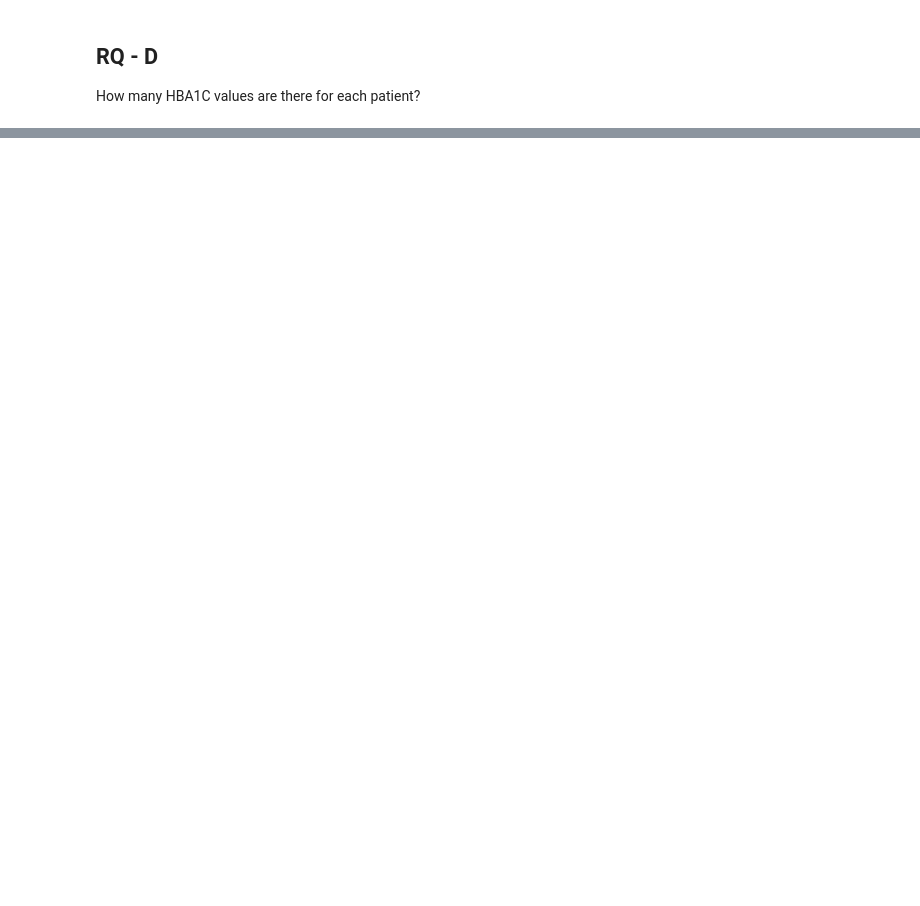
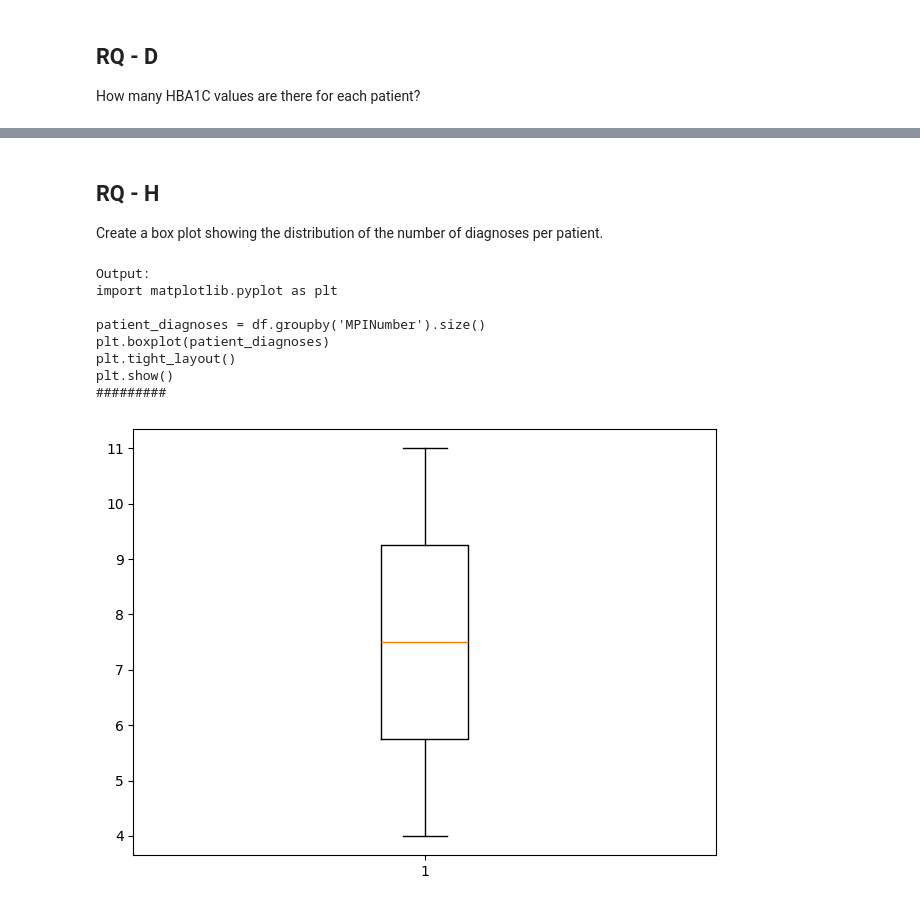
Before and after one commit to Josefinafr/LLMchatbot_MIE2024, a Jupyter notebook: vLLM_MIE.ipynb, the cells around one changed output, grey strips where cells are left out. Saved outputs shown, nothing was run; the diff lists cells and outputs as text; code cells hidden in the pictures; blank space fills up the shorter version.

```diff
--- a/vLLM_MIE.ipynb
+++ b/vLLM_MIE.ipynb
@@ -316,0 +356,27 @@ Name: Value, dtype: int64
+# %% [markdown]
+## RQ - H
+Create a box plot showing the distribution of the number of diagnoses per patient.
+# %%
+
+query = "Create a box plot showing the distribution of the number of diagnoses per patient."
+
+response_text = ask_llm(df, query)
+
+print("Output:")
+print(response_text)
+print("#########")
+
+try:
+    exec(response_text)
+except Exception as e:
+    print("Error while executing LLM-generated code:", e)
+# %% [output]
+Output:
+import matplotlib.pyplot as plt
+
+patient_diagnoses = df.groupby('MPINumber').size()
+plt.boxplot(patient_diagnoses)
+plt.tight_layout()
+plt.show()
+#########
+[figure, added]
```
Also changed, not shown: parts of 12 cells of this notebook, 3 other files.
